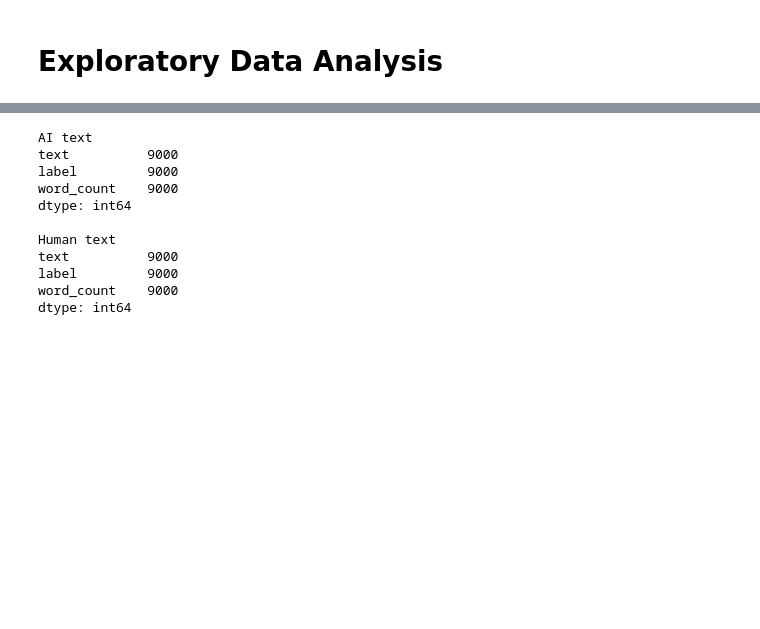
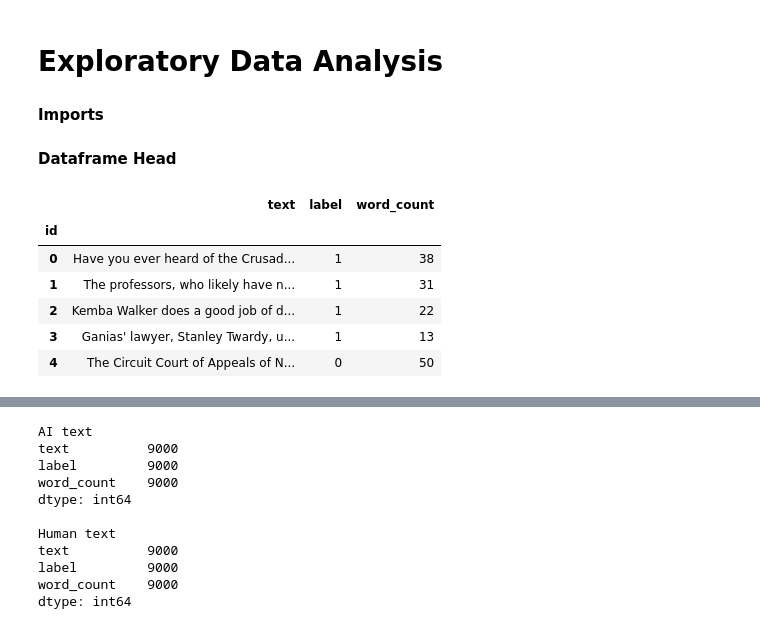
Before and after one commit to dukenguyenxyz/synth_detectives, a Jupyter notebook: src/eda.ipynb, the cells around one changed output, grey strips where cells are left out. Cells and saved outputs as stored; diff of their text form; code cells hidden in the pictures; blank space fills up the shorter version.

```diff
--- a/src/eda.ipynb
+++ b/src/eda.ipynb
@@ -1,5 +1,7 @@
 # %% [markdown]
 # Exploratory Data Analysis
+# %% [markdown]
+**Imports**
 # %%
 import pandas as pd
 from eda import get_text_len, plot_word_cloud
@@ -11,0 +15,12 @@ train_dataset['word_count'] = train_dataset.apply(get_text_len, axis=1)
+# %% [markdown]
+**Dataframe Head**
+# %%
+train_dataset.head()
+# %% [output]
+|  | text | label | word_count |
+| id |  |  |  |
+| 0 | Have you ever heard of the Crusad... | 1 | 38 |
+| 1 | The professors, who likely have n... | 1 | 31 |
+| 2 | Kemba Walker does a good job of d... | 1 | 22 |
+| 3 | Ganias' lawyer, Stanley Twardy, u... | 1 | 13 |
+| 4 | The Circuit Court of Appeals of N... | 0 | 50 |
```
Also changed, not shown: parts of 13 cells of this notebook.
